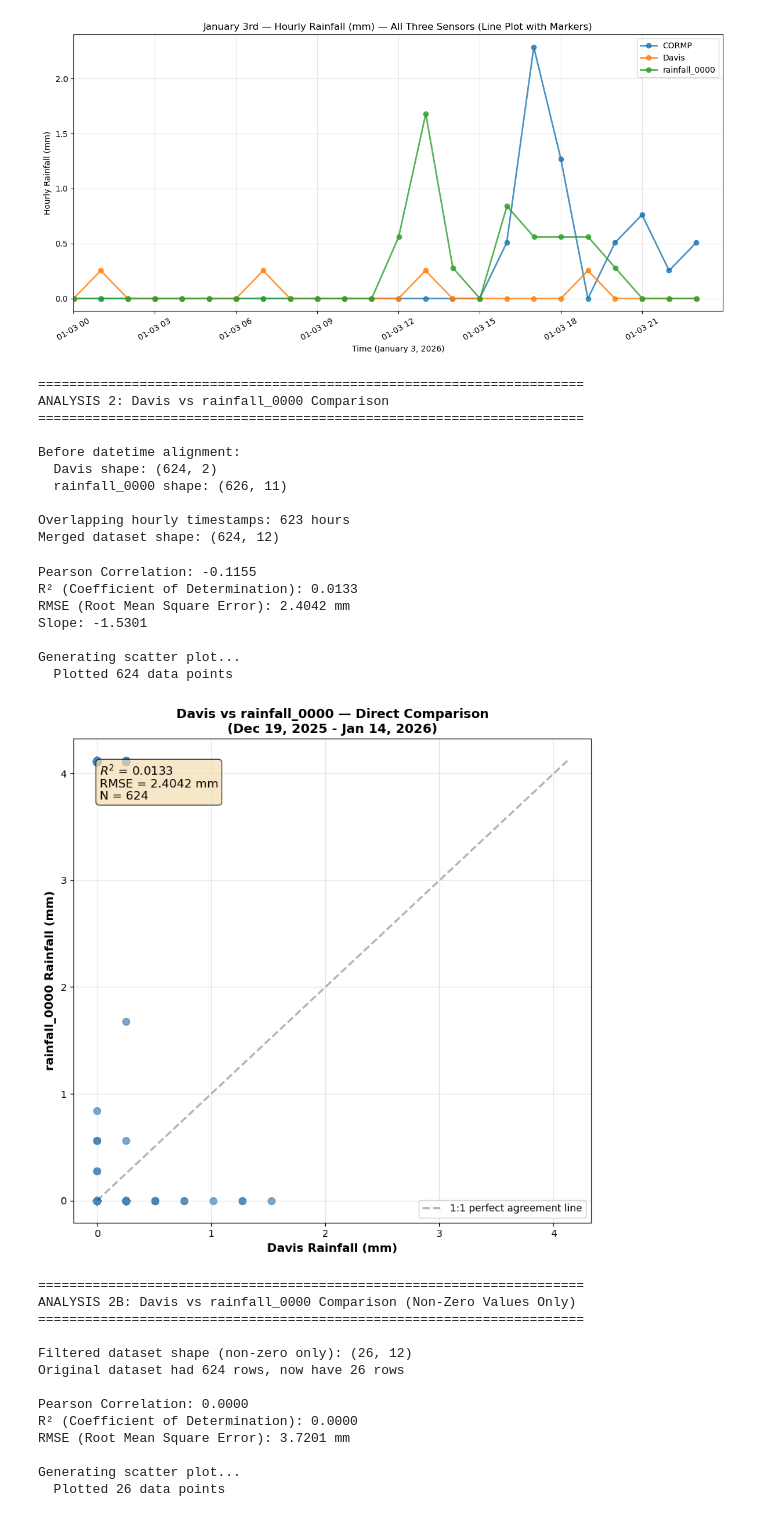
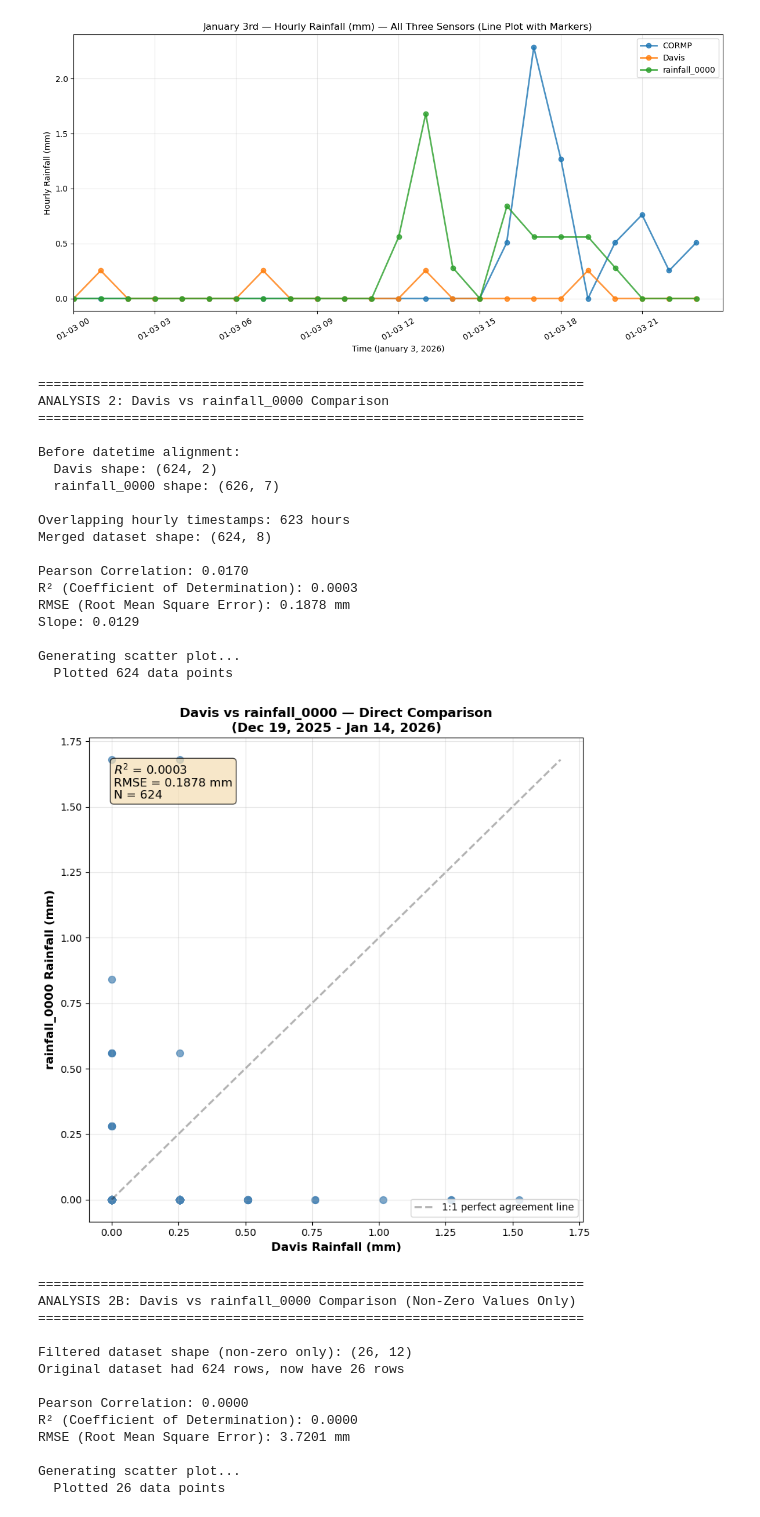
Before and after one commit to COAST-Lab/Open-Water-Level-and-Rainfall-Sensor, a Jupyter notebook: Data Analysis/practiceAnalysis.ipynb, the cells around one changed output. Drawn from its saved outputs; the diff is of its cells as text; code cells hidden in the pictures.

```diff
--- a/Data Analysis/practiceAnalysis.ipynb
+++ b/Data Analysis/practiceAnalysis.ipynb
@@ -217,7 +245,7 @@ print("=" * 70)
 
 # Reload and process both datasets for clean analysis
 davis_only = load_and_process(file_2, assume_inches=True, already_hourly=False)
-rain0_only = load_and_process(file_3, assume_inches=False, already_hourly=True)
+rain0_only = load_and_process(file_3, assume_inches=False, already_hourly=True, parse_embedded_string=True)
 
 start = pd.to_datetime('2025-12-19 09:00')
 end = pd.to_datetime('2026-01-14 11:00')
@@ -277,43 +305,44 @@ plt.xlabel('Davis Rainfall (mm)', fontsize=12, fontweight='bold')
 plt.ylabel('rainfall_0000 Rainfall (mm)', fontsize=12, fontweight='bold')
 plt.title('Davis vs rainfall_0000 — Direct Comparison\n(Dec 19, 2025 - Jan 14, 2026)', fontsize=13, fontweight='bold')
 
 # Annotate R² and RMSE on plot
 try:
     ax = plt.gca()
     if pd.notna(r2_only) and not merged_dr_only.empty:
         ax.text(0.05, 0.95, f'$R^2$ = {r2_only:.4f}\nRMSE = {rmse_only:.4f} mm\nN = {len(merged_dr_only)}',
                 transform=ax.transAxes, fontsize=12, va='top',
                 bbox=dict(boxstyle='round', facecolor='wheat', alpha=0.7))
 except Exception as e:
     print(f"Warning: Could not annotate plot: {e}")
 
 if not merged_dr_only.empty:
     max_val = max(merged_dr_only['rain_mm_davis'].max(), merged_dr_only['rain_mm_rain0'].max())
     plt.plot([0, max_val], [0, max_val], 'k--', alpha=0.3, linewidth=2, label='1:1 perfect agreement line')
     plt.legend(loc='lower right')
 
 plt.grid(True, alpha=0.3)
 plt.tight_layout()
 plt.show()
 # %% [output]
 ======================================================================
 ANALYSIS 2: Davis vs rainfall_0000 Comparison
 ======================================================================
 
 Before datetime alignment:
   Davis shape: (624, 2)
-  rainfall_0000 shape: (626, 11)
+  rainfall_0000 shape: (626, 7)
 
 Overlapping hourly timestamps: 623 hours
-Merged dataset shape: (624, 12)
+Merged dataset shape: (624, 8)
+
+Pearson Correlation: 0.0170
+R² (Coefficient of Determination): 0.0003
+RMSE (Root Mean Square Error): 0.1878 mm
+Slope: 0.0129
+
+Generating scatter plot...
+  Plotted 624 data points
-Pearson Correlation: -0.1155
-R² (Coefficient of Determination): 0.0133
-RMSE (Root Mean Square Error): 2.4042 mm
-Slope: -1.5301
-
-Generating scatter plot...
-  Plotted 624 data points
-[figure, old version]
+[figure, new version]
 # %%
 
 # Davis vs rainfall_0000 — Direct Sensor Comparison (EXCLUDING ZERO VALUES)
```
Also changed, not shown: parts of 3 cells of this notebook, 1 other file.
